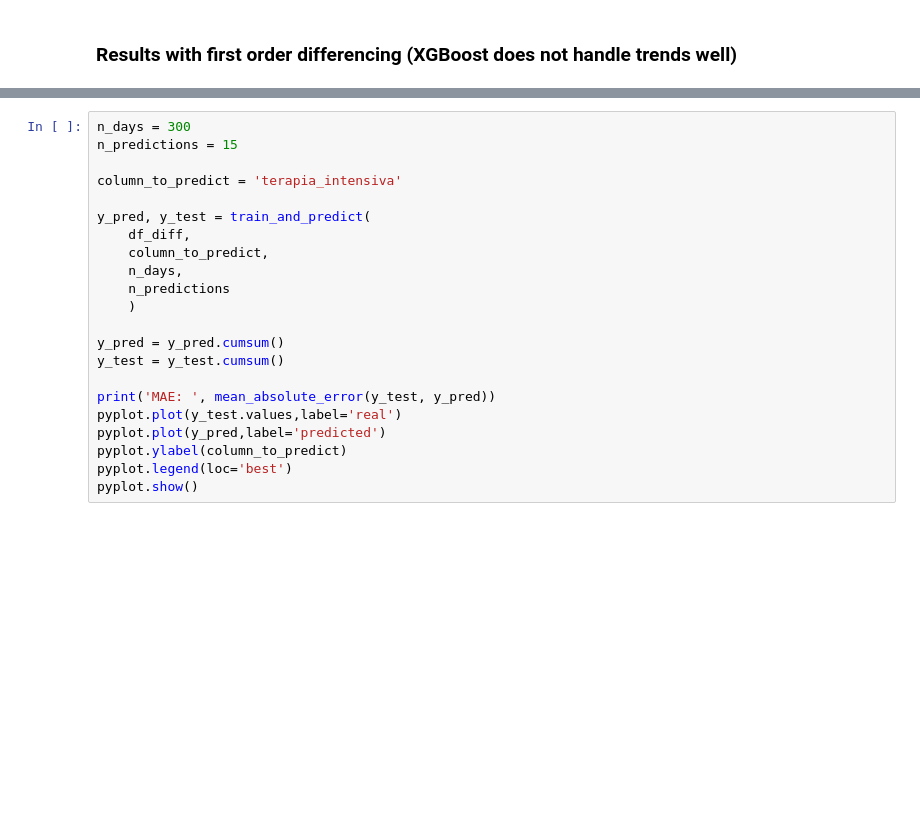
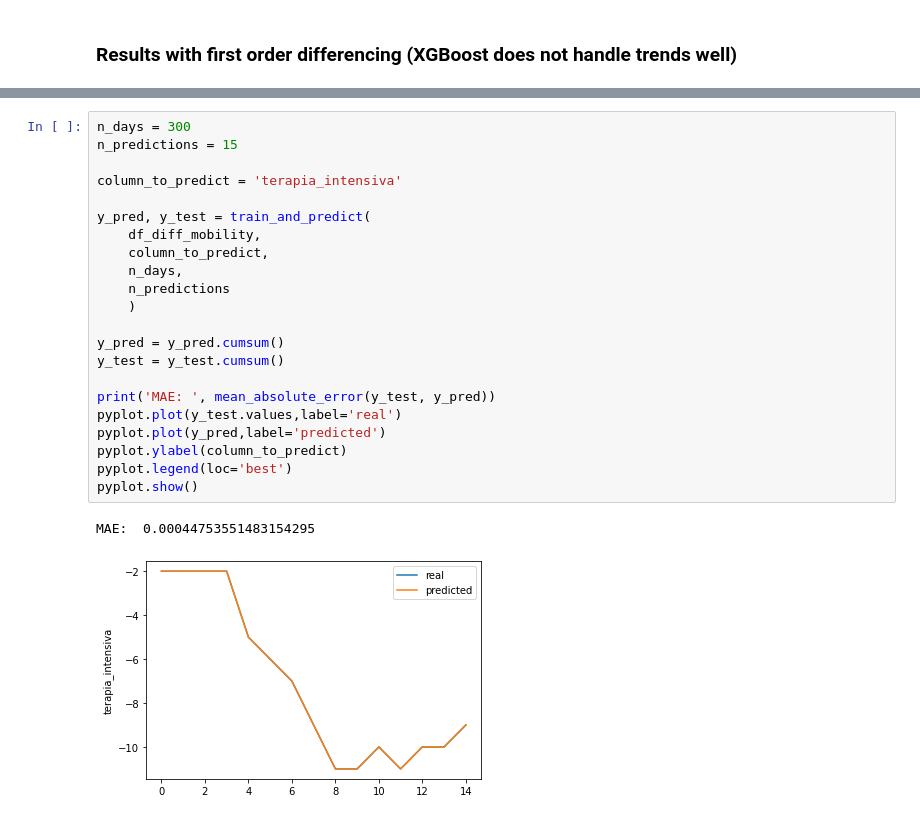
Before and after one commit to marco-mazzoli/progetto-tesi, a Jupyter notebook: data-extraction.ipynb, the cells around one changed output, grey strips where cells are left out. Saved outputs shown, nothing was run; the diff lists cells and outputs as text; blank space fills up the shorter version.

```diff
--- a/data-extraction.ipynb
+++ b/data-extraction.ipynb
@@ -188,25 +216,28 @@ pyplot.show()
 # %%
 n_days = 300
 n_predictions = 15
 
 column_to_predict = 'terapia_intensiva'
 
 y_pred, y_test = train_and_predict(
-    df_diff,
+    df_diff_mobility,
     column_to_predict,
     n_days,
     n_predictions
     )
 
 y_pred = y_pred.cumsum()
 y_test = y_test.cumsum()
 
 print('MAE: ', mean_absolute_error(y_test, y_pred))
 pyplot.plot(y_test.values,label='real')
 pyplot.plot(y_pred,label='predicted')
 pyplot.ylabel(column_to_predict)
 pyplot.legend(loc='best')
 pyplot.show()
+# %% [output]
+MAE:  0.00044753551483154295
+[figure, added]
 # %%
 df_date_index = frame_interesting_columns
 df_date_index.index = pd.to_datetime(df_date_index.index)
```
Also changed, not shown: parts of 10 cells of this notebook, 1 other file.
